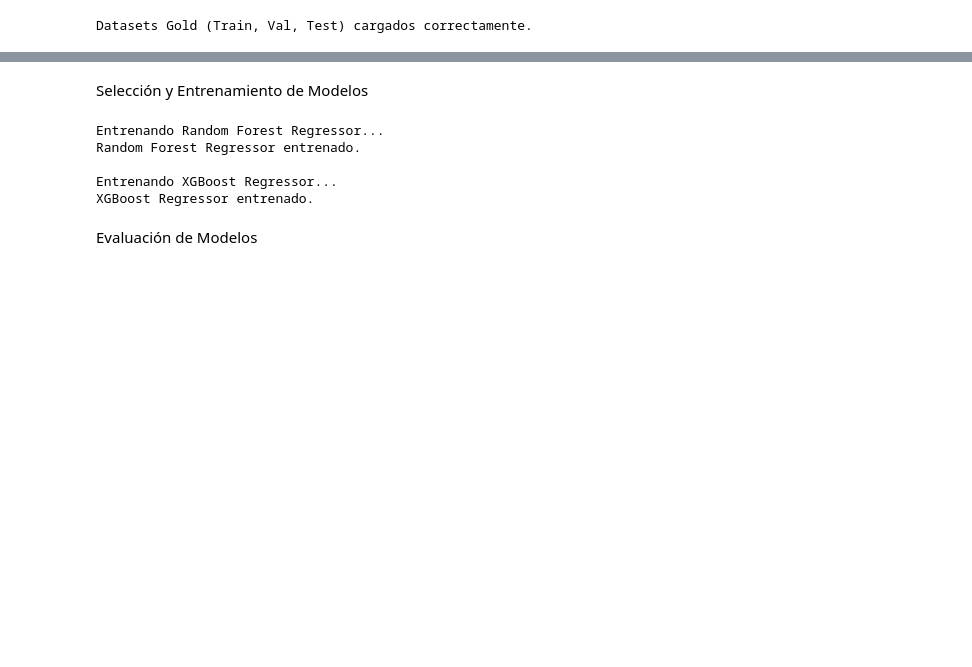
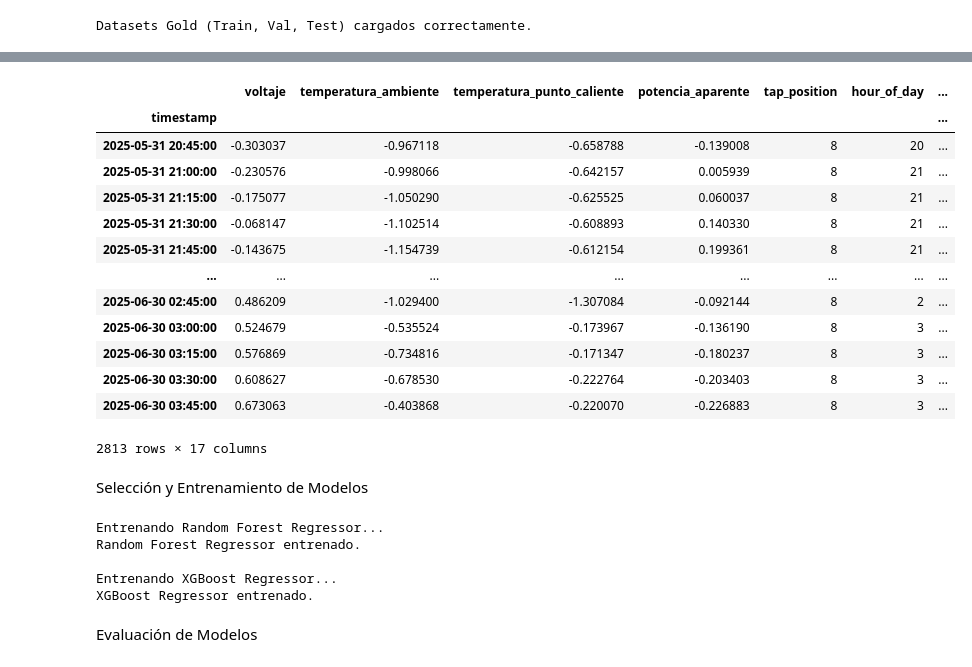
Before and after one commit to dannnmr/etl-predictivo, a Jupyter notebook: etl/capa_gold/feature_engineering.ipynb, the cells around one changed output, grey strips where cells are left out. Saved outputs shown, nothing was run; the diff lists cells and outputs as text; code cells hidden in the pictures; blank space fills up the shorter version.

```diff
--- a/etl/capa_gold/feature_engineering.ipynb
+++ b/etl/capa_gold/feature_engineering.ipynb
@@ -234,8 +241,8 @@ Raíz cuadrada de 3: 1.7320508075688772
 # %%
 # Definir los porcentajes (puedes ajustarlos)
 train_ratio = 0.8
-val_ratio = 0.15 # Validación
-test_ratio = 0.05 # Prueba
+val_ratio = 0.10 # Validación
+test_ratio = 0.10 # Prueba
 
 # Asegurarse de que los ratios sumen 1 o menos
 if (train_ratio + val_ratio + test_ratio) > 1.0:
@@ -369,0 +378,17 @@ X_test:  (1407, 15), Y_test:  (1407,)
+# %%
+df_test
+# %% [output]
+|  | voltaje | temperatura_ambiente | temperatura_punto_caliente | potencia_aparente | tap_position | hour_of_day | ... |
+| timestamp |  |  |  |  |  |  | ... |
+| 2025-05-31 20:45:00 | -0.303037 | -0.967118 | -0.658788 | -0.139008 | 8 | 20 | ... |
+| 2025-05-31 21:00:00 | -0.230576 | -0.998066 | -0.642157 | 0.005939 | 8 | 21 | ... |
+| 2025-05-31 21:15:00 | -0.175077 | -1.050290 | -0.625525 | 0.060037 | 8 | 21 | ... |
+| 2025-05-31 21:30:00 | -0.068147 | -1.102514 | -0.608893 | 0.140330 | 8 | 21 | ... |
+| 2025-05-31 21:45:00 | -0.143675 | -1.154739 | -0.612154 | 0.199361 | 8 | 21 | ... |
+| ... | ... | ... | ... | ... | ... | ... | ... |
+| 2025-06-30 02:45:00 | 0.486209 | -1.029400 | -1.307084 | -0.092144 | 8 | 2 | ... |
+| 2025-06-30 03:00:00 | 0.524679 | -0.535524 | -0.173967 | -0.136190 | 8 | 3 | ... |
+| 2025-06-30 03:15:00 | 0.576869 | -0.734816 | -0.171347 | -0.180237 | 8 | 3 | ... |
+| 2025-06-30 03:30:00 | 0.608627 | -0.678530 | -0.222764 | -0.203403 | 8 | 3 | ... |
+| 2025-06-30 03:45:00 | 0.673063 | -0.403868 | -0.220070 | -0.226883 | 8 | 3 | ... |
+2813 rows × 17 columns
```
Also changed, not shown: parts of 22 cells of this notebook, 8 other files.
